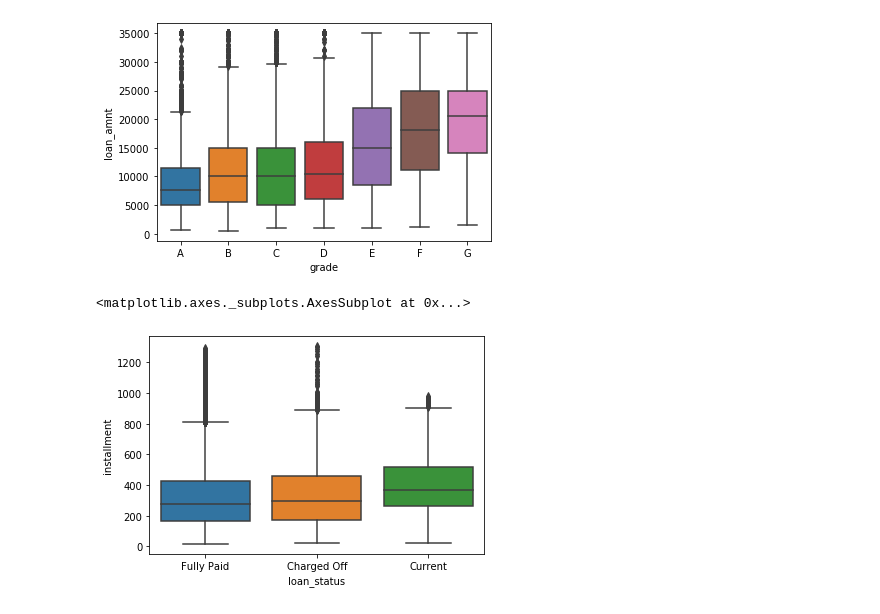
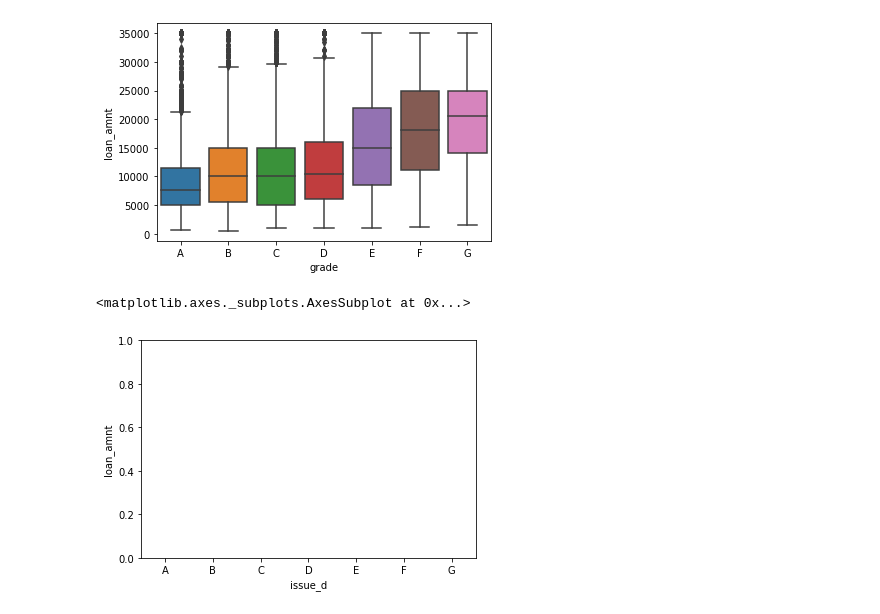
Before and after one commit to chaitanya-vanapamala/lending-club-cs, a Jupyter notebook: analysis.ipynb, the cells around one changed output. Drawn from its saved outputs; the diff is of its cells as text; code cells hidden in the pictures.

```diff
--- a/analysis.ipynb
+++ b/analysis.ipynb
@@ -1237,7 +1244,7 @@ sns.boxplot(x='grade', y=data.loan_amnt, order = grade_ord, data=data)
 <matplotlib.axes._subplots.AxesSubplot at 0x...>
 [figure]
 # %%
-sns.boxplot(x='loan_status', y=data.installment, data=data)
+sns.boxplot(x=data.issue_d.dt.year, y=data.loan_amnt, order = grade_ord, data=data)
 # %% [output]
 <matplotlib.axes._subplots.AxesSubplot at 0x...>
-[figure, old version]
+[figure, new version]
```
Also changed, not shown: parts of 12 cells of this notebook.
